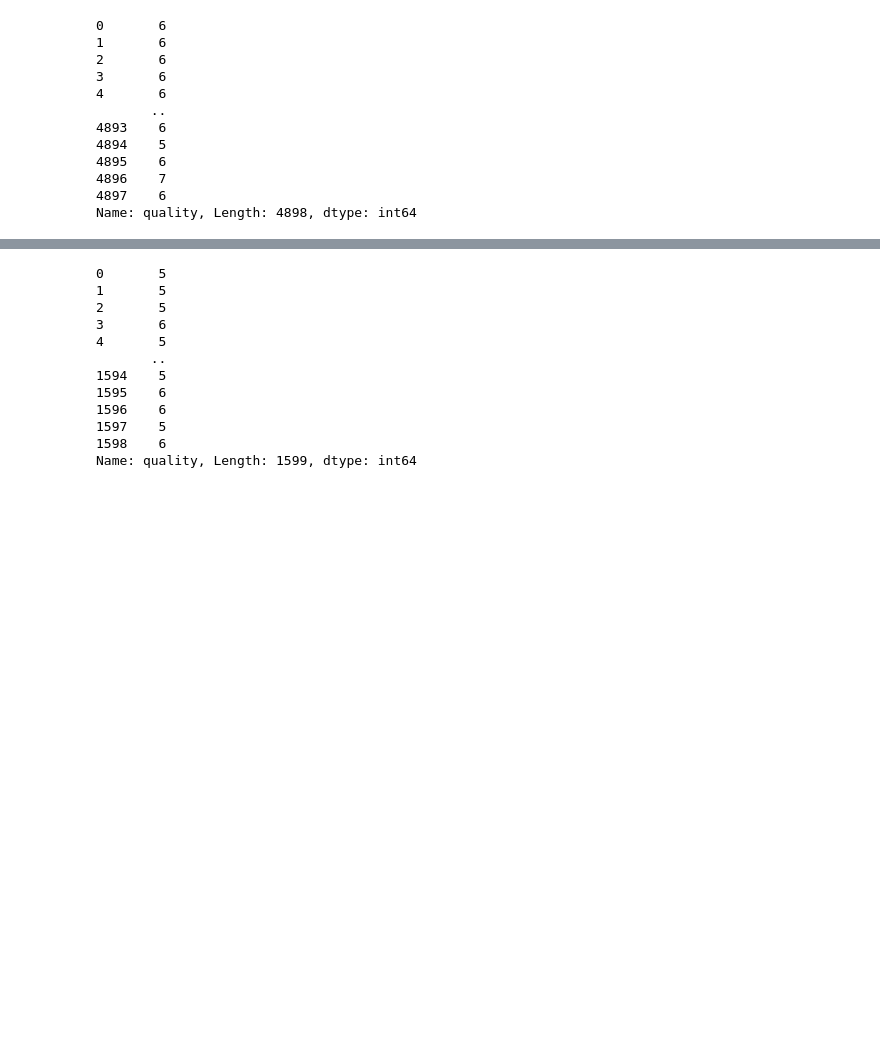
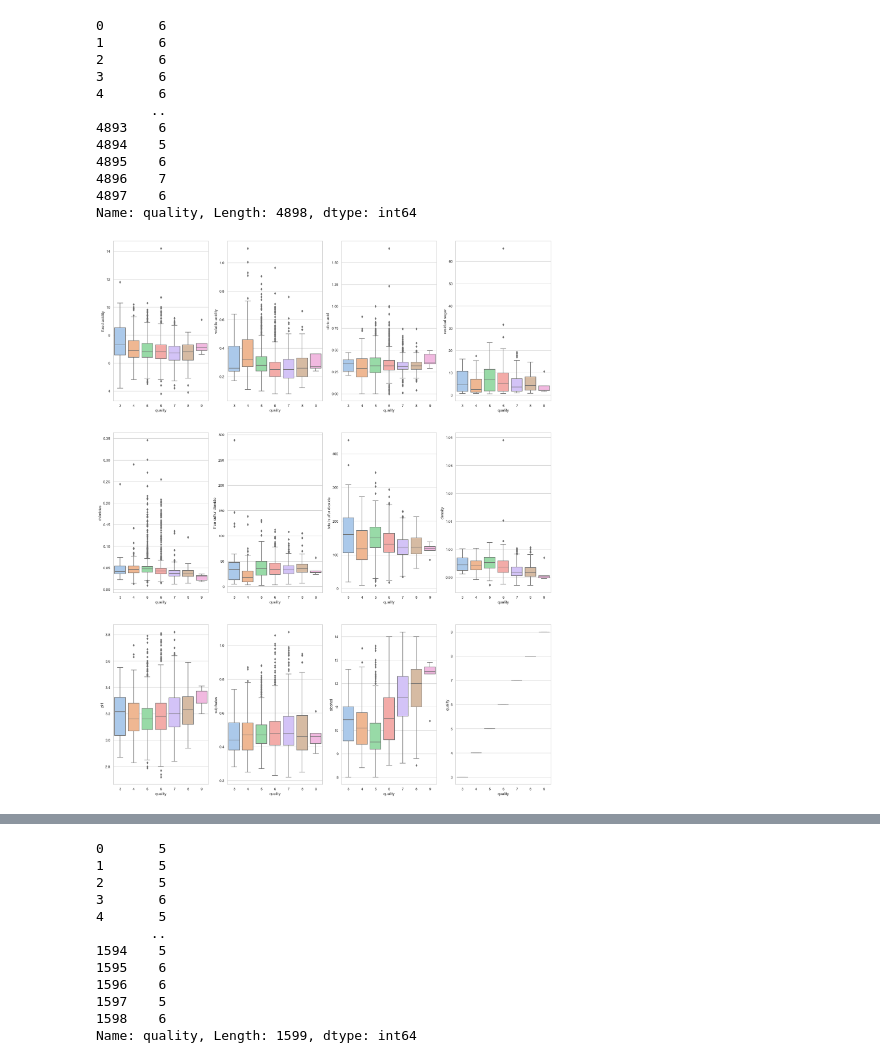
Before and after one commit to COSC5557/exploratory-data-analysis-lrstafford, a Jupyter notebook: wine_data.ipynb, the cells around one changed output, grey strips where cells are left out. Cells and saved outputs as stored; diff of their text form; code cells hidden in the pictures; blank space fills up the shorter version.

```diff
--- a/wine_data.ipynb
+++ b/wine_data.ipynb
@@ -123,6 +118,21 @@ display(whitewinelabels)
 4896    7
 4897    6
 Name: quality, Length: 4898, dtype: int64
+# %%
+#warnings.filterwarnings("ignore")
+
+#Print out sub box plots for distribution of each feature in a 3x4 grid
+sb.set(style="whitegrid")
+fig, ax1 = plt.subplots(3,4, figsize=(24,30))
+k = 0
+columns = list(whitewinedataraw.columns)
+for i in range(3):
+    for j in range(4):
+            sb.boxplot(x=whitewinedataraw['quality'], y=whitewinedataraw[columns[k]], ax = ax1[i][j], palette='pastel')
+            k += 1
+plt.show()
+# %% [output]
+[figure, added]
 # %%
 #Show a histogram of the distribution of label data
 plot = whitewinelabels.plot(kind='hist', title="White Wine Quality Histogram", figsize=(5,3))
```
Also changed, not shown: parts of 40 cells of this notebook, 38 other files.
